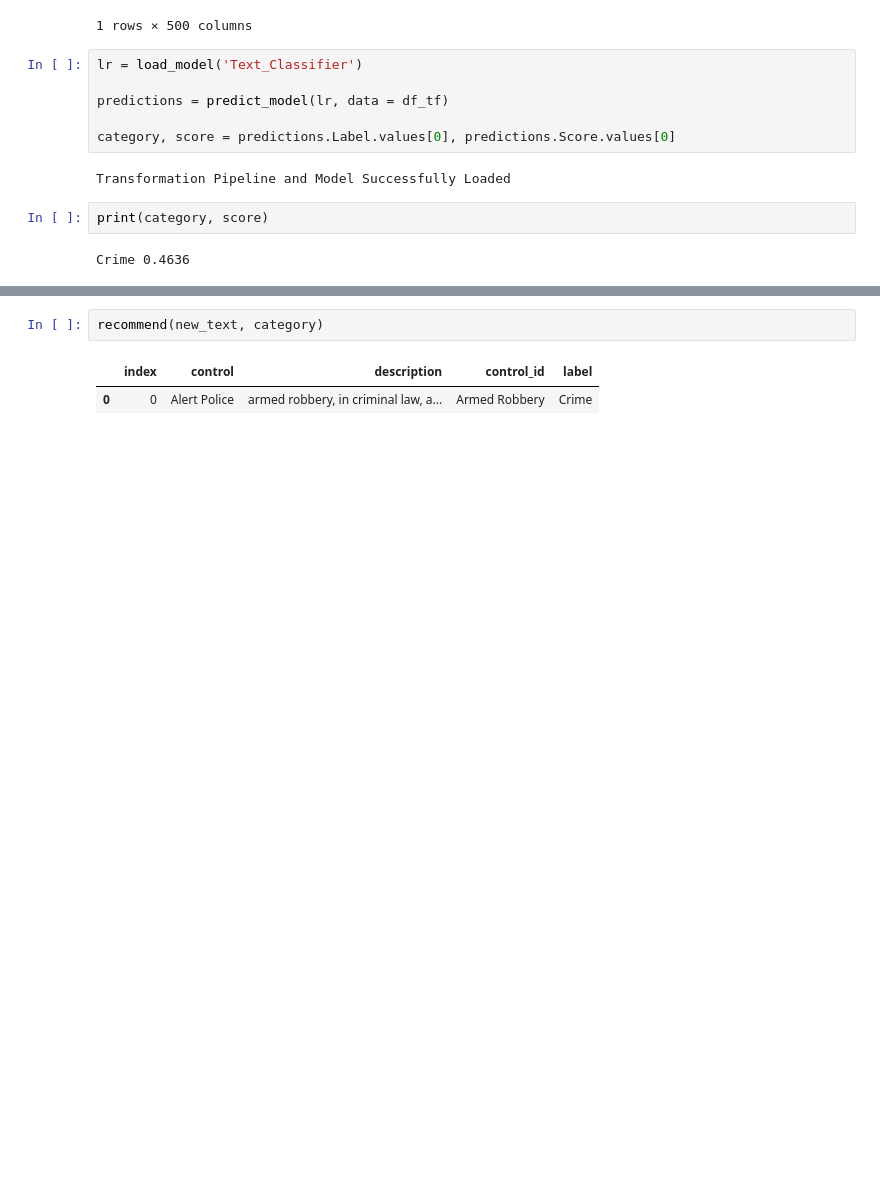
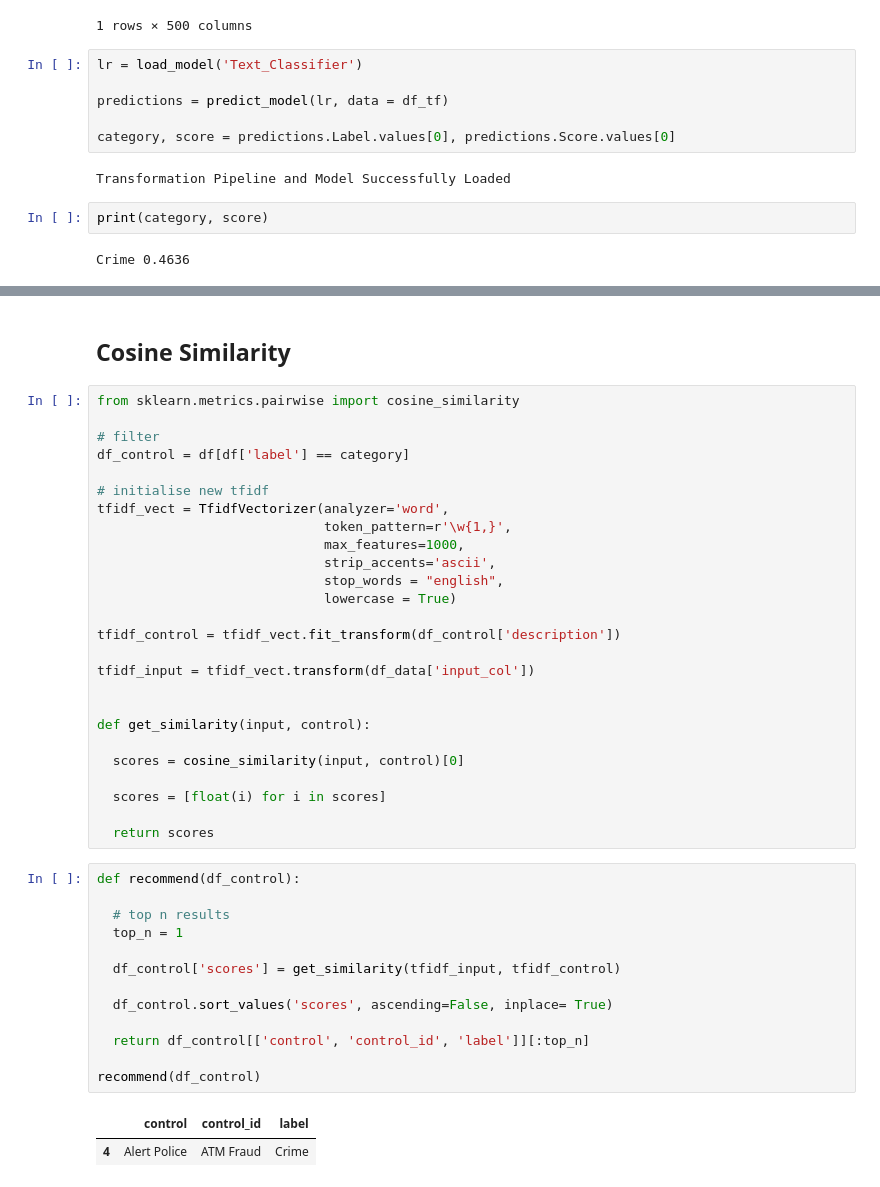
Before and after one commit to Qiwei97/Machine-Learning-Models, a Jupyter notebook: NLP Projects/Recommender System (TF_IDF).ipynb, the cells around one changed output, grey strips where cells are left out. Saved outputs shown, nothing was run; the diff lists cells and outputs as text; blank space fills up the shorter version.

Commit message:
Update Recommender System

```diff
--- a/NLP Projects/Recommender System (TF_IDF).ipynb
+++ b/NLP Projects/Recommender System (TF_IDF).ipynb
@@ -632,5 +460,44 @@ def recommend(text, label):
-# %%
-recommend(new_text, category)
-# %% [output]
-|  | index | control | description | control_id | label |
-| 0 | 0 | Alert Police | armed robbery, in criminal law, a... | Armed Robbery | Crime |
+# %% [markdown]
+## Cosine Similarity
+# %%
+from sklearn.metrics.pairwise import cosine_similarity
+
+# filter
+df_control = df[df['label'] == category]
+
+# initialise new tfidf
+tfidf_vect = TfidfVectorizer(analyzer='word',
+                             token_pattern=r'\w{1,}',
+                             max_features=1000,
+                             strip_accents='ascii',
+                             stop_words = "english",
+                             lowercase = True)
+
+tfidf_control = tfidf_vect.fit_transform(df_control['description'])
+
+tfidf_input = tfidf_vect.transform(df_data['input_col'])
+
+
+def get_similarity(input, control):
+
+  scores = cosine_similarity(input, control)[0]
+
+  scores = [float(i) for i in scores]
+
+  return scores
+# %%
+def recommend(df_control):
+
+  # top n results
+  top_n = 1
+
+  df_control['scores'] = get_similarity(tfidf_input, tfidf_control)
+
+  df_control.sort_values('scores', ascending=False, inplace= True)
+
+  return df_control[['control', 'control_id', 'label']][:top_n]
+
+recommend(df_control)
+# %% [output]
+|  | control | control_id | label |
+| 4 | Alert Police | ATM Fraud | Crime |
```
Also changed, not shown: parts of 22 cells of this notebook, 1 other file.
